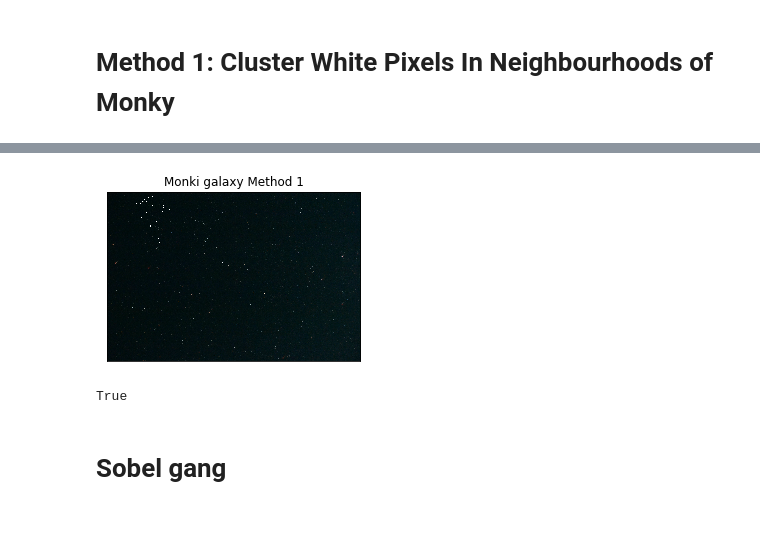
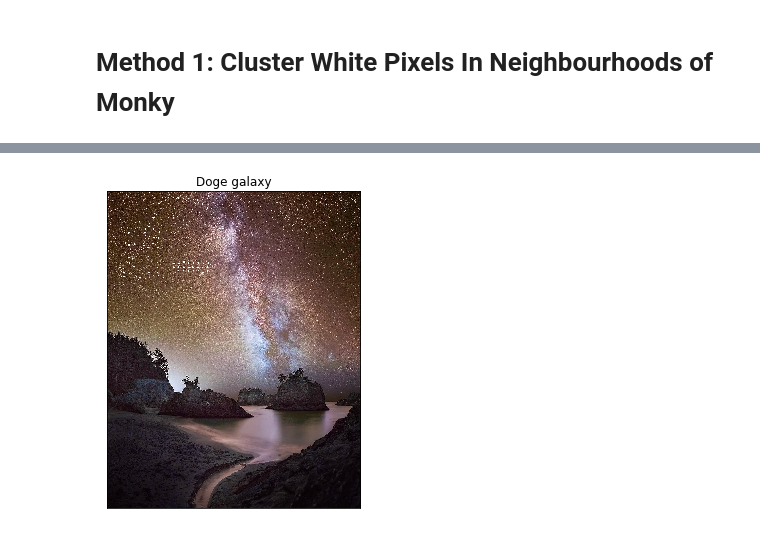
Before and after one commit to msm416/bas-hackathon-constellation-bot, a Jupyter notebook: BAS TEST.ipynb, the cells around one changed output, grey strips where cells are left out. Saved outputs shown, nothing was run; the diff lists cells and outputs as text; code cells hidden in the pictures.

```diff
--- a/BAS TEST.ipynb
+++ b/BAS TEST.ipynb
@@ -22,11 +7,0 @@ plt.show()
-# %%
-space = cv2.imread('space1.jpg')
-
-for i in range(edges.shape[0]):
-    for j in range(edges.shape[1]):
-        if edges[i][j] == 255:
-            space[i][j] = 255
-
-plt.subplot(121),plt.imshow(space)
-plt.title('Monki galaxy'), plt.xticks([]), plt.yticks([])
-plt.show()
@@ -83,0 +40,12 @@ plt.show()
+# %%
+plt.rcParams["figure.figsize"] = (10,30)
+
+img = cv2.imread('doge.jpg',0)
+edges = getClusters(cv2.Canny(img,100,200))
+
+plt.subplot(121),plt.imshow(img,cmap = 'gray')
+plt.title('Original Image'), plt.xticks([]), plt.yticks([])
+plt.subplot(122),plt.imshow(edges,cmap = 'gray')
+plt.title('Edge Image'), plt.xticks([]), plt.yticks([])
+
+plt.show()
@@ -84,19 +54,15 @@ plt.show()
 # %%
-space = cv2.imread('space.jpg')
+space = cv2.imread('space1.jpg')
 
-for i in range(testArr.shape[0]):
-    for j in range(testArr.shape[1]):
-        if testArr[i][j] == 255:
+for i in range(edges.shape[0]):
+    for j in range(edges.shape[1]):
+        if edges[i][j] == 255:
             space[i][j] = 255
 
+cv2.imwrite("filename1.jpg", space)
+
 plt.subplot(121),plt.imshow(space)
-plt.title('Monki galaxy Method 1'), plt.xticks([]), plt.yticks([])
+plt.title('Doge galaxy'), plt.xticks([]), plt.yticks([])
 plt.show()
 # %% [output]
-[figure, old version]
+[figure, new version]
-# %%
-cv2.imwrite("filename3.png", space)
-# %% [output]
-True
-# %% [markdown]
-# Sobel gang
```
Also changed, not shown: parts of 11 cells of this notebook, 2 other files.
